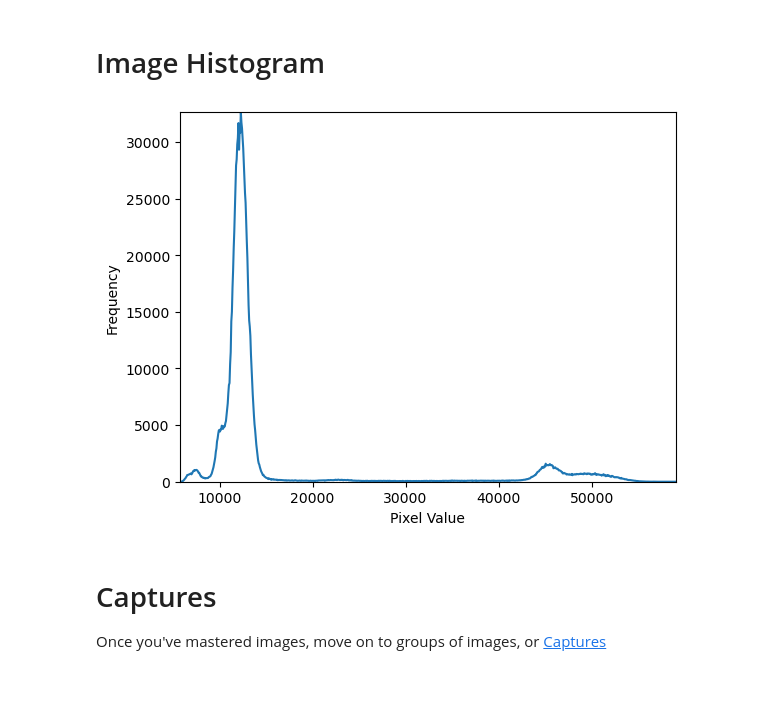
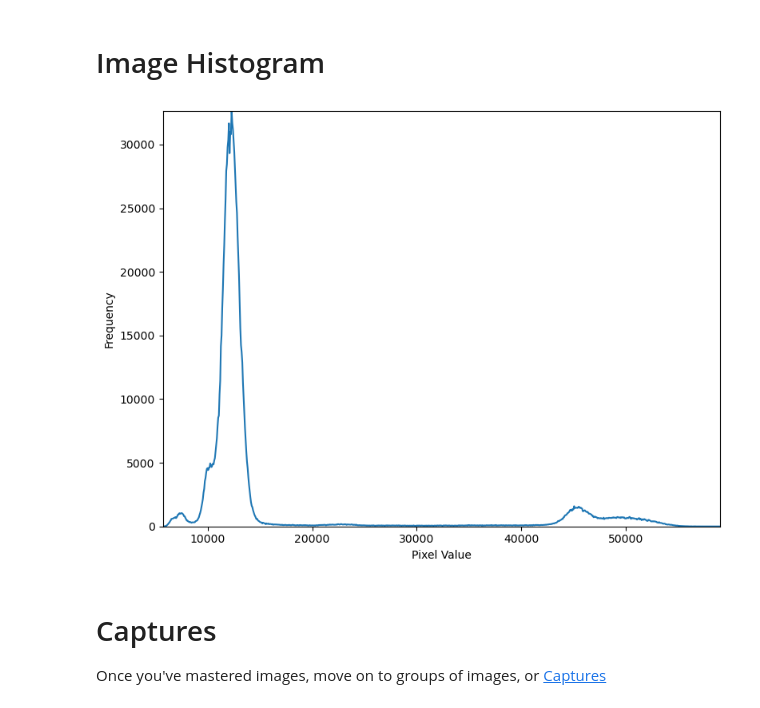
Before and after one commit to rrdpereira/imageprocessing, a Jupyter notebook: Images.ipynb, the cells around one changed output. Cells and saved outputs as stored; diff of their text form; code cells hidden in the pictures.

```diff
--- a/Images.ipynb
+++ b/Images.ipynb
@@ -18,21 +18,23 @@ img.plot_all()
 # %%
 import numpy as np
 import matplotlib.pyplot as plt
 import cv2
 
 nbins = 1024
 vmin = 0
 vmax = 2**16
 bins = range(vmin,vmax, int(vmax/nbins))
 hist = cv2.calcHist([img.raw().ravel()],[0],None,[nbins],[vmin,vmax])
+plt.figure(figsize=(9,6.75),num=2)
 plt.plot(bins,hist)
 plt.xlim(img.raw().min(),img.raw().max())
 plt.ylim(0,hist.max())
 plt.xlabel('Pixel Value')
 plt.ylabel('Frequency')
 plt.show()
+plt.close()
 # %% [output]
-[figure, old version]
+[figure, new version]
 # %% [markdown]
 # Captures
 
```
Also changed, not shown: parts of 1 cell of this notebook, 14 other files.
